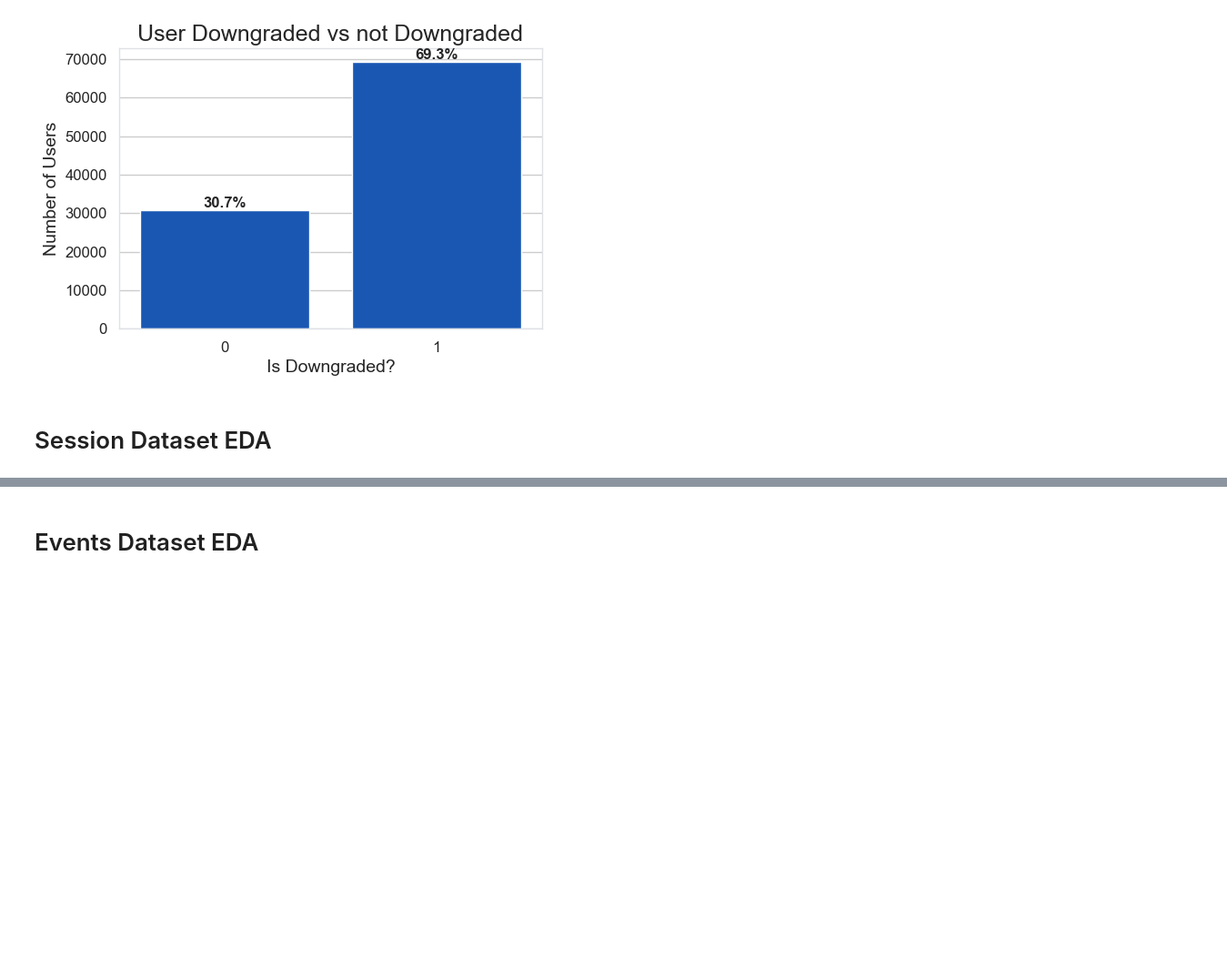
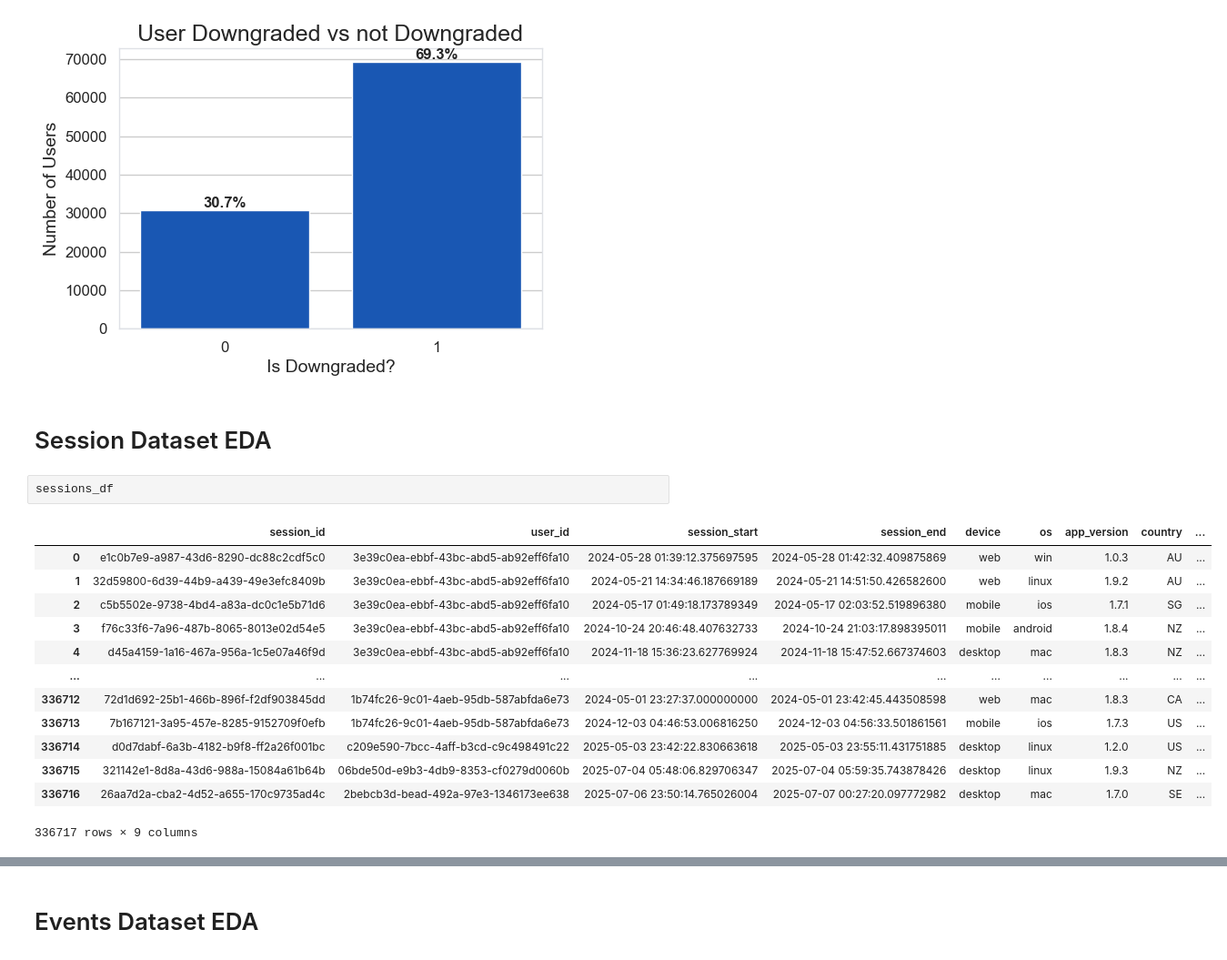
Before and after one commit to maw312/DataSoc-X-Atlassian-Datathon, a Jupyter notebook: notebooks/eda.ipynb, the cells around one changed output, grey strips where cells are left out. Shown: that part at 91% size. Saved outputs shown, nothing was run; the diff lists cells and outputs as text; blank space fills up the shorter version.

```diff
--- a/notebooks/eda.ipynb
+++ b/notebooks/eda.ipynb
@@ -313,3 +313,19 @@ plt.show()
 [figure]
 # %% [markdown]
 # Session Dataset EDA
+# %%
+sessions_df
+# %% [output]
+|  | session_id | user_id | session_start | session_end | device | os | app_version | country | ... |
+| 0 | e1c0b7e9-a987-43d6-8290-dc88c2cdf5c0 | 3e39c0ea-ebbf-43bc-abd5-ab92eff6fa10 | 2024-05-28 01:39:12.375697595 | 2024-05-28 01:42:32.409875869 | web | win | 1.0.3 | AU | ... |
+| 1 | 32d59800-6d39-44b9-a439-49e3efc8409b | 3e39c0ea-ebbf-43bc-abd5-ab92eff6fa10 | 2024-05-21 14:34:46.187669189 | 2024-05-21 14:51:50.426582600 | web | linux | 1.9.2 | AU | ... |
+| 2 | c5b5502e-9738-4bd4-a83a-dc0c1e5b71d6 | 3e39c0ea-ebbf-43bc-abd5-ab92eff6fa10 | 2024-05-17 01:49:18.173789349 | 2024-05-17 02:03:52.519896380 | mobile | ios | 1.7.1 | SG | ... |
+| 3 | f76c33f6-7a96-487b-8065-8013e02d54e5 | 3e39c0ea-ebbf-43bc-abd5-ab92eff6fa10 | 2024-10-24 20:46:48.407632733 | 2024-10-24 21:03:17.898395011 | mobile | android | 1.8.4 | NZ | ... |
+| 4 | d45a4159-1a16-467a-956a-1c5e07a46f9d | 3e39c0ea-ebbf-43bc-abd5-ab92eff6fa10 | 2024-11-18 15:36:23.627769924 | 2024-11-18 15:47:52.667374603 | desktop | mac | 1.8.3 | NZ | ... |
+| ... | ... | ... | ... | ... | ... | ... | ... | ... | ... |
+| 336712 | 72d1d692-25b1-466b-896f-f2df903845dd | 1b74fc26-9c01-4aeb-95db-587abfda6e73 | 2024-05-01 23:27:37.000000000 | 2024-05-01 23:42:45.443508598 | web | mac | 1.8.3 | CA | ... |
+| 336713 | 7b167121-3a95-457e-8285-9152709f0efb | 1b74fc26-9c01-4aeb-95db-587abfda6e73 | 2024-12-03 04:46:53.006816250 | 2024-12-03 04:56:33.501861561 | mobile | ios | 1.7.3 | US | ... |
+| 336714 | d0d7dabf-6a3b-4182-b9f8-ff2a26f001bc | c209e590-7bcc-4aff-b3cd-c9c498491c22 | 2025-05-03 23:42:22.830663618 | 2025-05-03 23:55:11.431751885 | desktop | linux | 1.2.0 | US | ... |
+| 336715 | 321142e1-8d8a-43d6-988a-15084a61b64b | 06bde50d-e9b3-4db9-8353-cf0279d0060b | 2025-07-04 05:48:06.829706347 | 2025-07-04 05:59:35.743878426 | desktop | linux | 1.9.3 | NZ | ... |
+| 336716 | 26aa7d2a-cba2-4d52-a655-170c9735ad4c | 2bebcb3d-bead-492a-97e3-1346173ee638 | 2025-07-06 23:50:14.765026004 | 2025-07-07 00:27:20.097772982 | desktop | mac | 1.7.0 | SE | ... |
+336717 rows × 9 columns
```
Also changed, not shown: parts of 2 cells of this notebook.
